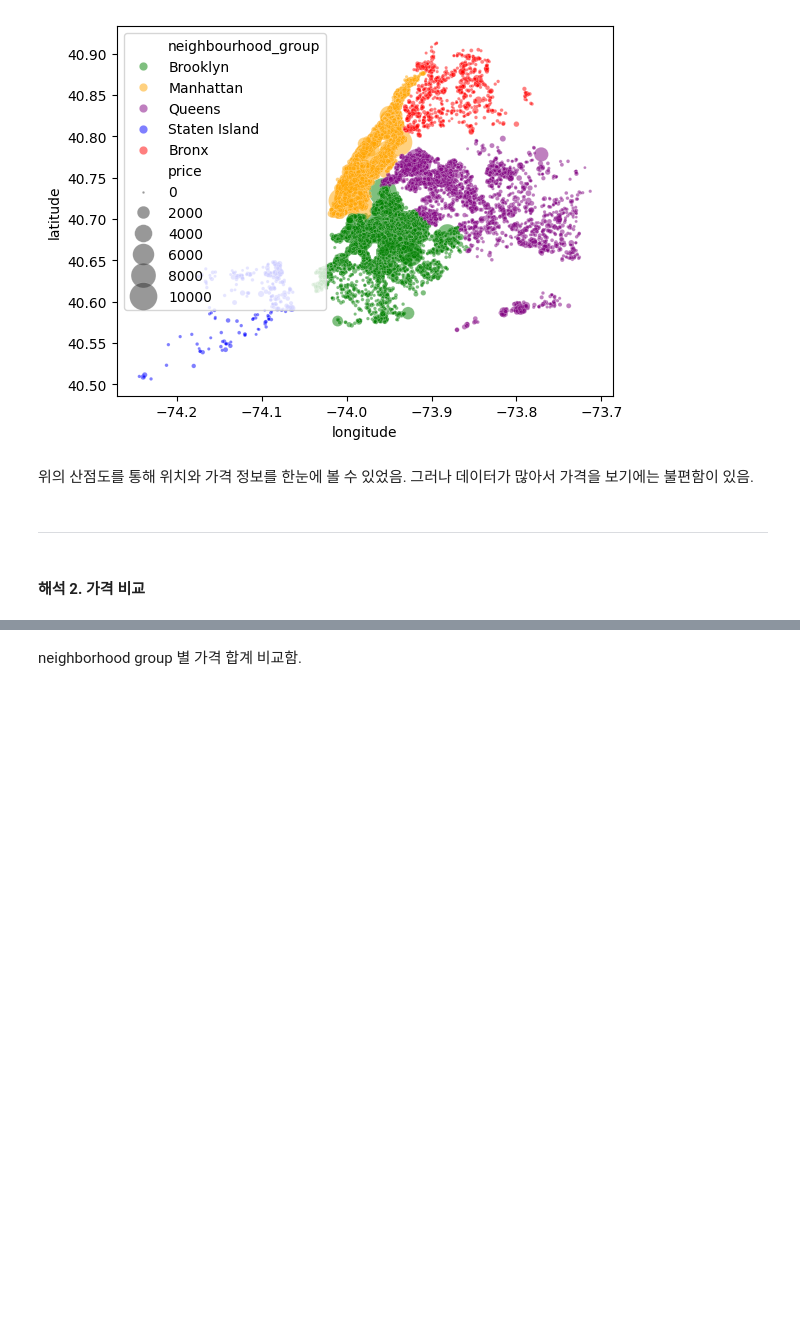
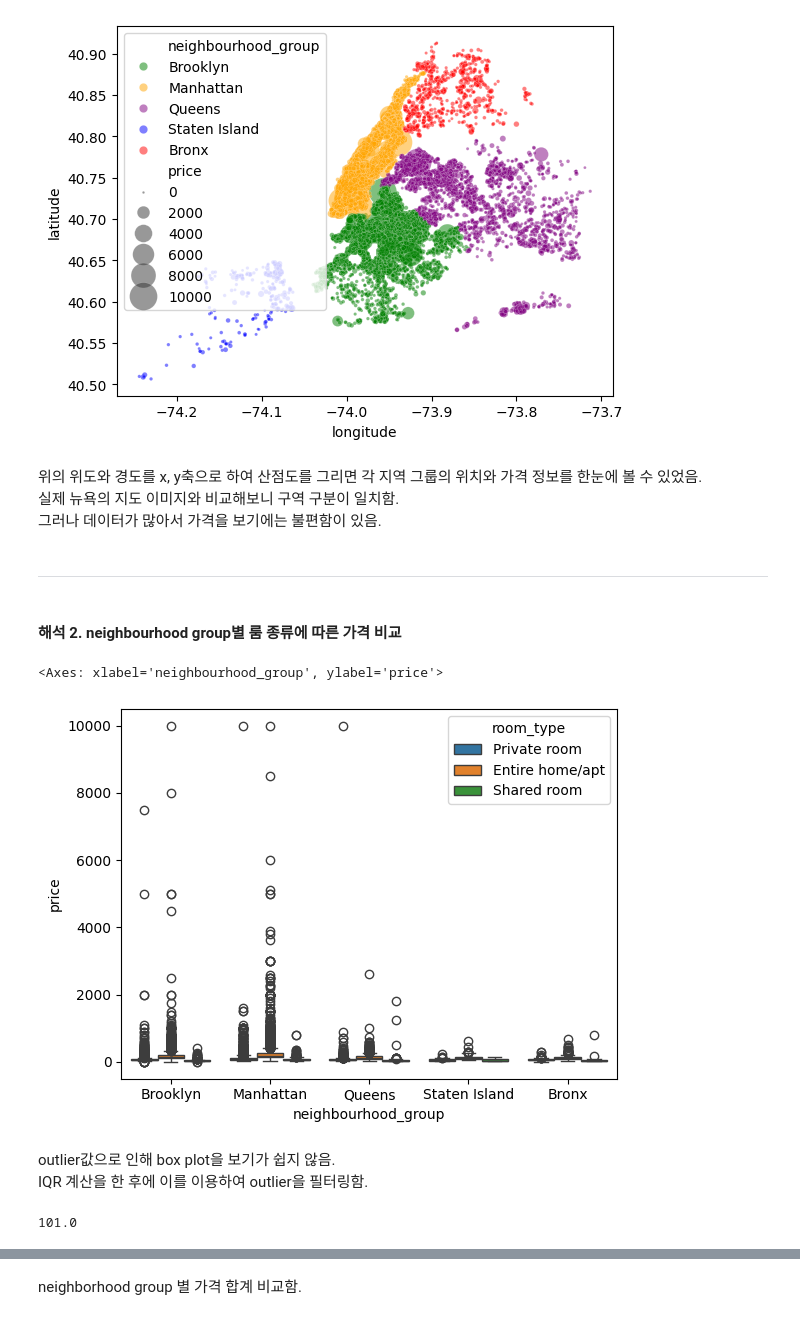
Before and after one commit to gjlee0802/data-science, a Jupyter notebook: hw01_airbnb/과제1.ipynb, the cells around one changed output, grey strips where cells are left out. Saved outputs shown, nothing was run; the diff lists cells and outputs as text; code cells hidden in the pictures; blank space fills up the shorter version.

```diff
--- a/hw01_airbnb/과제1.ipynb
+++ b/hw01_airbnb/과제1.ipynb
@@ -200,8 +200,29 @@ sns.scatterplot(data=df, x='longitude', y='latitude', hue='neighbourhood_group',
 <Axes: xlabel='longitude', ylabel='latitude'>
 [figure]
 # %% [markdown]
-위의 산점도를 통해 위치와 가격 정보를 한눈에 볼 수 있었음.  그러나 데이터가 많아서 가격을 보기에는 불편함이 있음.
+위의 위도와 경도를 x, y축으로 하여 산점도를 그리면 각 지역 그룹의 위치와 가격 정보를 한눈에 볼 수 있었음.
+실제 뉴욕의 지도 이미지와 비교해보니 구역 구분이 일치함.
+그러나 데이터가 많아서 가격을 보기에는 불편함이 있음.
 # %% [markdown]
 ----
 # %% [markdown]
-#### 해석 2. 가격 비교
+#### 해석 2. neighbourhood group별 룸 종류에 따른 가격 비교
+# %%
+sns.boxplot(y='price', x='neighbourhood_group', hue='room_type', data=df)
+# %% [output]
+<Axes: xlabel='neighbourhood_group', ylabel='price'>
+[figure, added]
+# %% [markdown]
+outlier값으로 인해 box plot을 보기가 쉽지 않음.
+IQR 계산을 한 후에 이를 이용하여 outlier을 필터링함.
+# %%
+q1=df['price'].quantile(0.25)
+q2=df['price'].quantile(0.5)
+q3=df['price'].quantile(0.75)
+
+iqr = q3 - q1
+print(iqr)
+
+filtered = df.query('(@q1 - 1.5 * @iqr) <= price <= (@q3 + 1.5 * @iqr)')
+# %% [output]
+101.0
```
Also changed, not shown: parts of 7 cells of this notebook.
